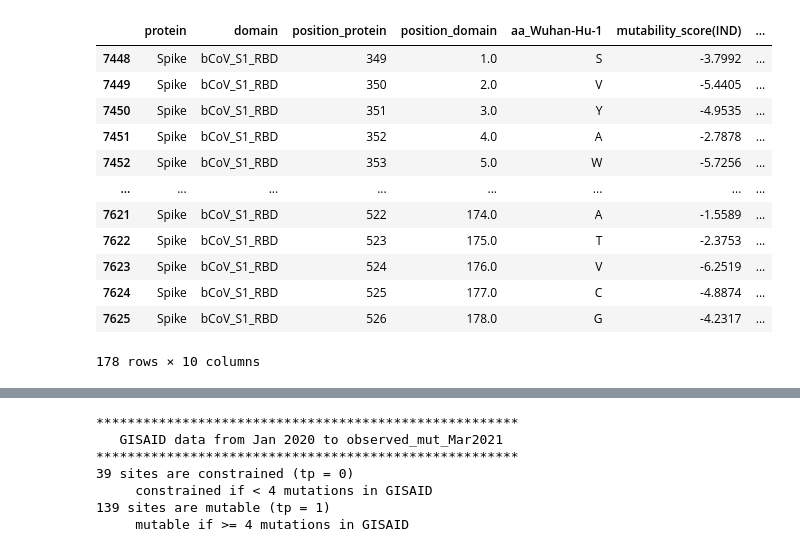
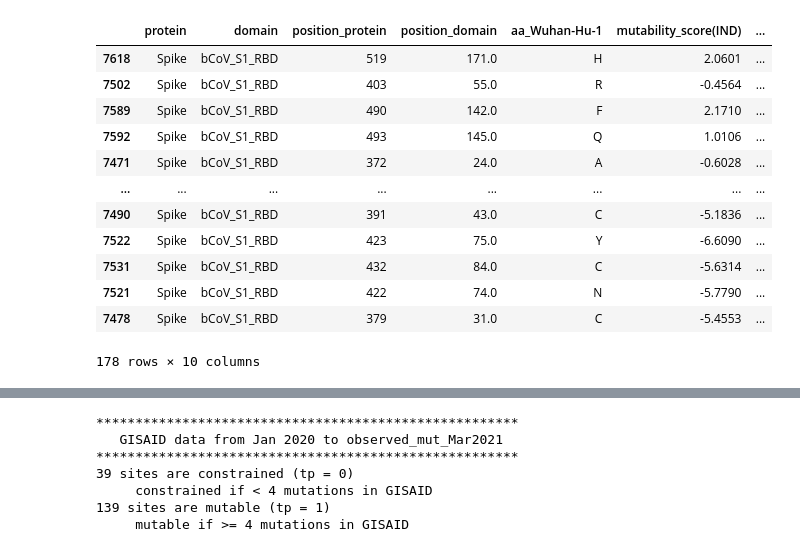
Before and after one commit to GiancarloCroce/DCA_SARS-CoV-2, a Jupyter notebook: dca_sarscov2.ipynb, the cells around one changed output, grey strips where cells are left out. Drawn from its saved outputs; the diff is of its cells as text; code cells hidden in the pictures.

```diff
--- a/paper_dca_sarscov2.ipynb
+++ b/dca_sarscov2.ipynb
@@ -30,21 +38,24 @@
 # %%
 # Load data (for a specific protein and domain)
 prot = "Spike"
 dom = "bCoV_S1_RBD"
 
 df = read_dca_iedb_data(path_data = "./data/data_dca_proteome.csv", protein = prot, domain = dom)
+
+#sort by DCA-mutability score to identify mutable sites
+df = df.sort_values(by ="mutability_score(DCA)", ascending = False)
 df
 # %% [output]
 |  | protein | domain | position_protein | position_domain | aa_Wuhan-Hu-1 | mutability_score(IND) | ... |
-| 7448 | Spike | bCoV_S1_RBD | 349 | 1.0 | S | -3.7992 | ... |
-| 7449 | Spike | bCoV_S1_RBD | 350 | 2.0 | V | -5.4405 | ... |
-| 7450 | Spike | bCoV_S1_RBD | 351 | 3.0 | Y | -4.9535 | ... |
-| 7451 | Spike | bCoV_S1_RBD | 352 | 4.0 | A | -2.7878 | ... |
-| 7452 | Spike | bCoV_S1_RBD | 353 | 5.0 | W | -5.7256 | ... |
+| 7618 | Spike | bCoV_S1_RBD | 519 | 171.0 | H | 2.0601 | ... |
+| 7502 | Spike | bCoV_S1_RBD | 403 | 55.0 | R | -0.4564 | ... |
+| 7589 | Spike | bCoV_S1_RBD | 490 | 142.0 | F | 2.1710 | ... |
+| 7592 | Spike | bCoV_S1_RBD | 493 | 145.0 | Q | 1.0106 | ... |
+| 7471 | Spike | bCoV_S1_RBD | 372 | 24.0 | A | -0.6028 | ... |
 | ... | ... | ... | ... | ... | ... | ... | ... |
-| 7621 | Spike | bCoV_S1_RBD | 522 | 174.0 | A | -1.5589 | ... |
-| 7622 | Spike | bCoV_S1_RBD | 523 | 175.0 | T | -2.3753 | ... |
-| 7623 | Spike | bCoV_S1_RBD | 524 | 176.0 | V | -6.2519 | ... |
-| 7624 | Spike | bCoV_S1_RBD | 525 | 177.0 | C | -4.8874 | ... |
-| 7625 | Spike | bCoV_S1_RBD | 526 | 178.0 | G | -4.2317 | ... |
+| 7490 | Spike | bCoV_S1_RBD | 391 | 43.0 | C | -5.1836 | ... |
+| 7522 | Spike | bCoV_S1_RBD | 423 | 75.0 | Y | -6.6090 | ... |
+| 7531 | Spike | bCoV_S1_RBD | 432 | 84.0 | C | -5.6314 | ... |
+| 7521 | Spike | bCoV_S1_RBD | 422 | 74.0 | N | -5.7790 | ... |
+| 7478 | Spike | bCoV_S1_RBD | 379 | 31.0 | C | -5.4553 | ... |
 178 rows × 10 columns
```
Also changed, not shown: parts of 10 cells of this notebook, 7 other files.
